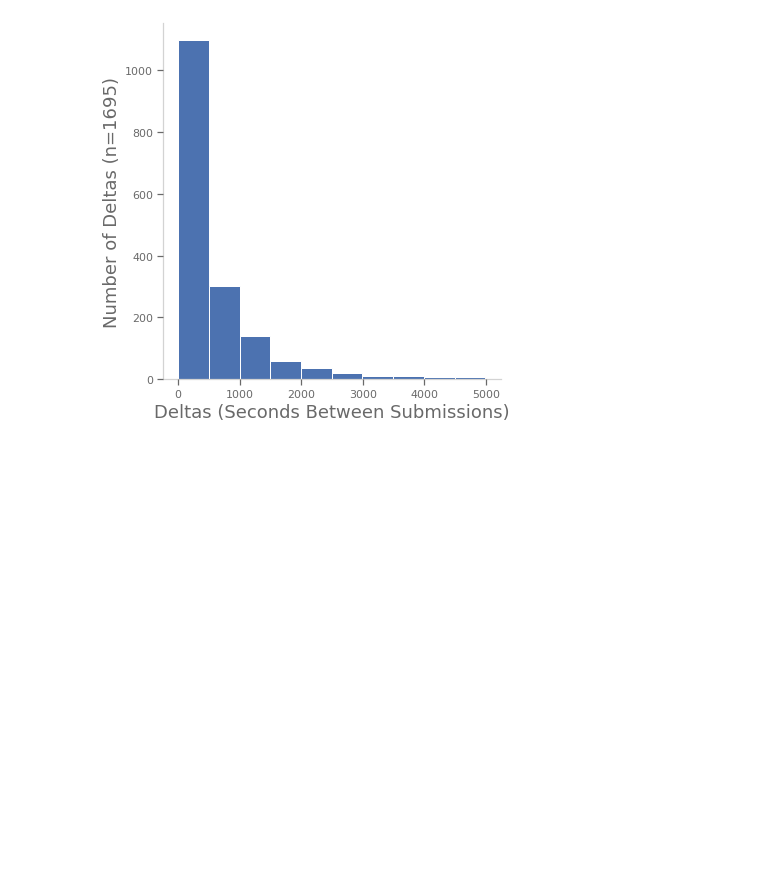
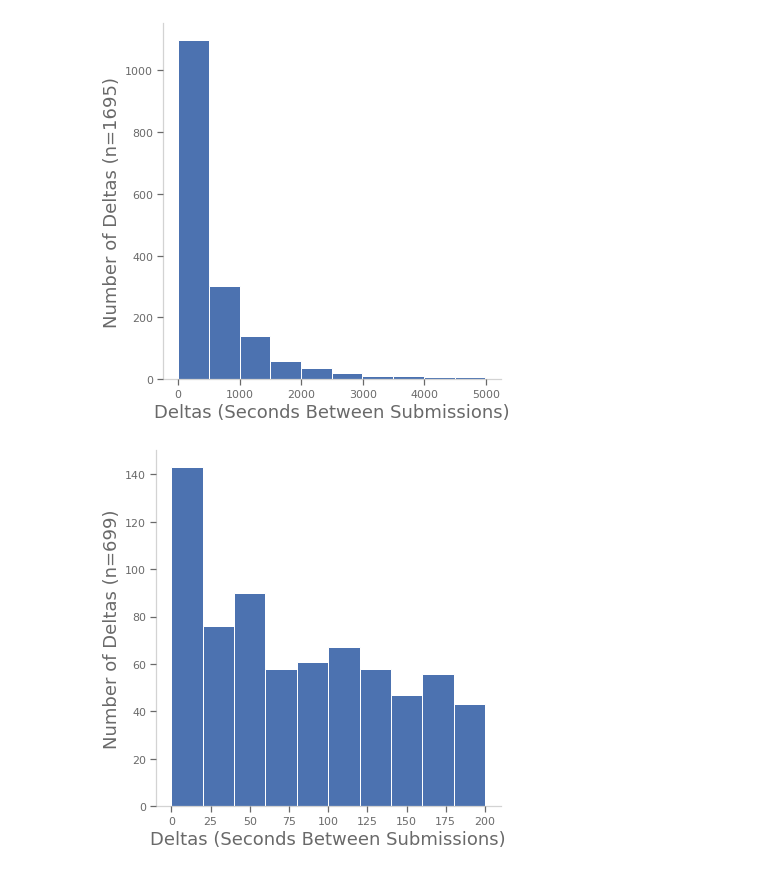
Before and after one commit to AndrewSamaha/WSBAnalysis, a Jupyter notebook: readme-testing.ipynb, the cells around one changed output. Saved outputs shown, nothing was run; the diff lists cells and outputs as text; code cells hidden in the pictures; blank space fills up the shorter version.

Commit message:
started submission delta analysis

```diff
--- a/readme-testing.ipynb
+++ b/readme-testing.ipynb
@@ -237,3 +237,7 @@ deltas = getsubmissiondeltas()
 deltas = getsubmissiondeltas(max=5000,log=False)
 # %% [output]
 [figure]
+# %%
+deltas = getsubmissiondeltas(max=200,log=False)
+# %% [output]
+[figure, added]
```
Also changed, not shown: parts of 1 cell of this notebook, 5 other files.
